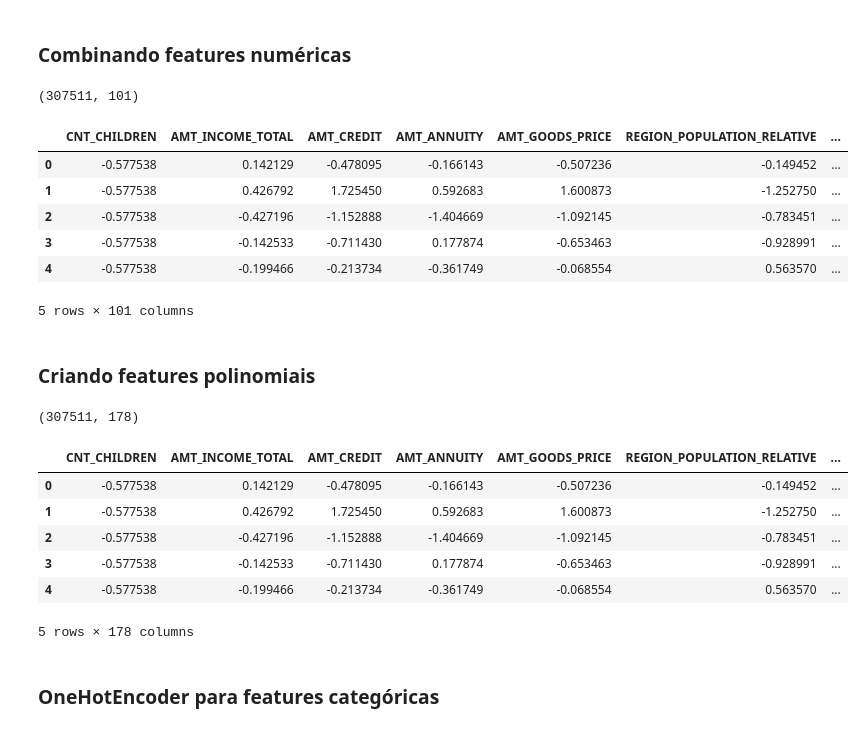
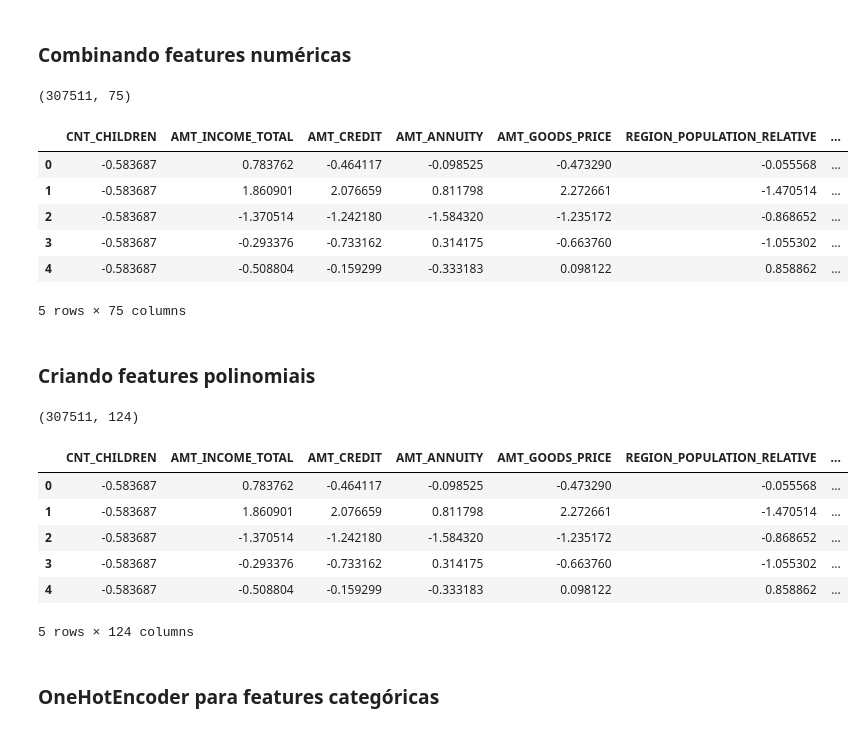
Before and after one commit to vyniciuss/NDG_ml_Home_Credit, a Jupyter notebook: Home_Credit_FE.ipynb, the cells around one changed output. Cells and saved outputs as stored; diff of their text form; code cells hidden in the pictures.

```diff
--- a/Home_Credit_FE.ipynb
+++ b/Home_Credit_FE.ipynb
@@ -32,10 +32,17 @@ data_train = pd.read_csv("data/application_train.csv")
 train_ids = data_train['SK_ID_CURR']
 train_labels = data_train['TARGET']
 features_train = data_train.drop(columns = ['SK_ID_CURR', 'TARGET'])
+#carregando os dados de teste
+data_test = pd.read_csv("data/application_test.csv")
+test_ids = data_train['SK_ID_CURR']
+features_test = data_train.drop(columns = ['SK_ID_CURR'])
 
 
-# Sucesso - Exibindo o primeiro registro
+# Sucesso - Exibindo o primeiro registro treino
 display(features_train.head(n=1))
+
+# Sucesso - Exibindo o primeiro registro teste
+display(features_test.head(n=1))
 # %% [output]
 |  | NAME_CONTRACT_TYPE | CODE_GENDER | FLAG_OWN_CAR | FLAG_OWN_REALTY | CNT_CHILDREN | AMT_INCOME_TOTAL | ... |
 | 0 | Cash loans | M | N | Y | 0 | 202500.0 | ... |
@@ -52,3 +105,0 @@ Antes de iniciar a engenharia de features, preciso resolver um problema dectado
-# %%
-features_train = features_train.loc[:, features_train.isnull().mean() < .6]
-display(features_train.head(n=1))
@@ -62,0 +106,6 @@ O processo de remoção eliminou 17 features do conjunto de dados.
+# %%
+features_train = features_train.loc[:, features_train.isnull().mean() < .5]
+#Alinhando as colunas de teste com as de treinamento
+features_train, features_test = features_train.align(features_test, join = 'inner', axis = 1)
+display(features_train.head())
+display(features_test.head())
@@ -79,7 +145,12 @@ def transformando_e_criando_features(df):
 # %%
 transformando_e_criando_features(features_train)
+transformando_e_criando_features(features_test)
 cat_attribs = nomes_atributos_categoricos(features_train)
 num_attribs = nomes_atributos_numericos(features_train)
 numeric_features = features_train[num_attribs]
 gc.collect()
+#Alinhando as colunas de teste com as de treinamento
+features_train, features_test = features_train.align(features_test, join = 'inner', axis = 1)
+display(features_train.head())
+display(features_test.head())
 # %% [output]
@@ -121,46 +205,45 @@ data_attr_combinados = pd.DataFrame(
     columns=list(features_train[num_attribs].columns)+num_pipeline.named_steps['attribs_adder'].name_combined_features)
 data_attr_combinados.head()
 # %% [output]
-(307511, 101)
+(307511, 75)
 |  | CNT_CHILDREN | AMT_INCOME_TOTAL | AMT_CREDIT | AMT_ANNUITY | AMT_GOODS_PRICE | REGION_POPULATION_RELATIVE | ... |
-| 0 | -0.577538 | 0.142129 | -0.478095 | -0.166143 | -0.507236 | -0.149452 | ... |
-| 1 | -0.577538 | 0.426792 | 1.725450 | 0.592683 | 1.600873 | -1.252750 | ... |
-| 2 | -0.577538 | -0.427196 | -1.152888 | -1.404669 | -1.092145 | -0.783451 | ... |
-| 3 | -0.577538 | -0.142533 | -0.711430 | 0.177874 | -0.653463 | -0.928991 | ... |
-| 4 | -0.577538 | -0.199466 | -0.213734 | -0.361749 | -0.068554 | 0.563570 | ... |
+| 0 | -0.583687 | 0.783762 | -0.464117 | -0.098525 | -0.473290 | -0.055568 | ... |
+| 1 | -0.583687 | 1.860901 | 2.076659 | 0.811798 | 2.272661 | -1.470514 | ... |
+| 2 | -0.583687 | -1.370514 | -1.242180 | -1.584320 | -1.235172 | -0.868652 | ... |
+| 3 | -0.583687 | -0.293376 | -0.733162 | 0.314175 | -0.663760 | -1.055302 | ... |
+| 4 | -0.583687 | -0.508804 | -0.159299 | -0.333183 | 0.098122 | 0.858862 | ... |
-5 rows × 101 columns
+5 rows × 75 columns
 # %% [markdown]
 ### Criando features polinomiais
 # %%
 name_poly_features = ['AMT_CREDIT_POLY','AMT_INCOME_TOTAL_POLY','DAYS_BIRTH_POLY',
-                      'EXT_SOURCE_1_POLY', 'EXT_SOURCE_2_POLY', 'EXT_SOURCE_3_POLY']
+                       'EXT_SOURCE_2_POLY', 'EXT_SOURCE_3_POLY']
 index_poly_features = [features_train.columns.get_loc('AMT_CREDIT'),
                        features_train.columns.get_loc('AMT_INCOME_TOTAL'),
                        features_train.columns.get_loc('DAYS_BIRTH'),
-                       features_train.columns.get_loc('EXT_SOURCE_1'),
                        features_train.columns.get_loc('EXT_SOURCE_2'),
                        features_train.columns.get_loc('EXT_SOURCE_3')]
 
 poly_features = {'POLY_FEATURES': [name_poly_features, index_poly_features]}
 
 pipelineBuilder = PipelineBuilder()
 num_pipeline = pipelineBuilder.build_numeric_pipeline(num_attribs, poly_features = poly_features)
 
 data_attr_combinados = num_pipeline.fit_transform(features_train)
 print(data_attr_combinados.shape)
 data_attr_combinados = pd.DataFrame(
     data_attr_combinados,
     columns=list(features_train[num_attribs].columns)+num_pipeline.named_steps['attribs_adder'].name_created_poly_features)
 data_attr_combinados.head()
 # %% [output]
-(307511, 178)
+(307511, 124)
 |  | CNT_CHILDREN | AMT_INCOME_TOTAL | AMT_CREDIT | AMT_ANNUITY | AMT_GOODS_PRICE | REGION_POPULATION_RELATIVE | ... |
-| 0 | -0.577538 | 0.142129 | -0.478095 | -0.166143 | -0.507236 | -0.149452 | ... |
-| 1 | -0.577538 | 0.426792 | 1.725450 | 0.592683 | 1.600873 | -1.252750 | ... |
-| 2 | -0.577538 | -0.427196 | -1.152888 | -1.404669 | -1.092145 | -0.783451 | ... |
-| 3 | -0.577538 | -0.142533 | -0.711430 | 0.177874 | -0.653463 | -0.928991 | ... |
-| 4 | -0.577538 | -0.199466 | -0.213734 | -0.361749 | -0.068554 | 0.563570 | ... |
+| 0 | -0.583687 | 0.783762 | -0.464117 | -0.098525 | -0.473290 | -0.055568 | ... |
+| 1 | -0.583687 | 1.860901 | 2.076659 | 0.811798 | 2.272661 | -1.470514 | ... |
+| 2 | -0.583687 | -1.370514 | -1.242180 | -1.584320 | -1.235172 | -0.868652 | ... |
+| 3 | -0.583687 | -0.293376 | -0.733162 | 0.314175 | -0.663760 | -1.055302 | ... |
+| 4 | -0.583687 | -0.508804 | -0.159299 | -0.333183 | 0.098122 | 0.858862 | ... |
-5 rows × 178 columns
+5 rows × 124 columns
 # %% [markdown]
 ### OneHotEncoder para features categóricas
 # %%
```
Also changed, not shown: parts of 35 cells of this notebook, 1 other file.
